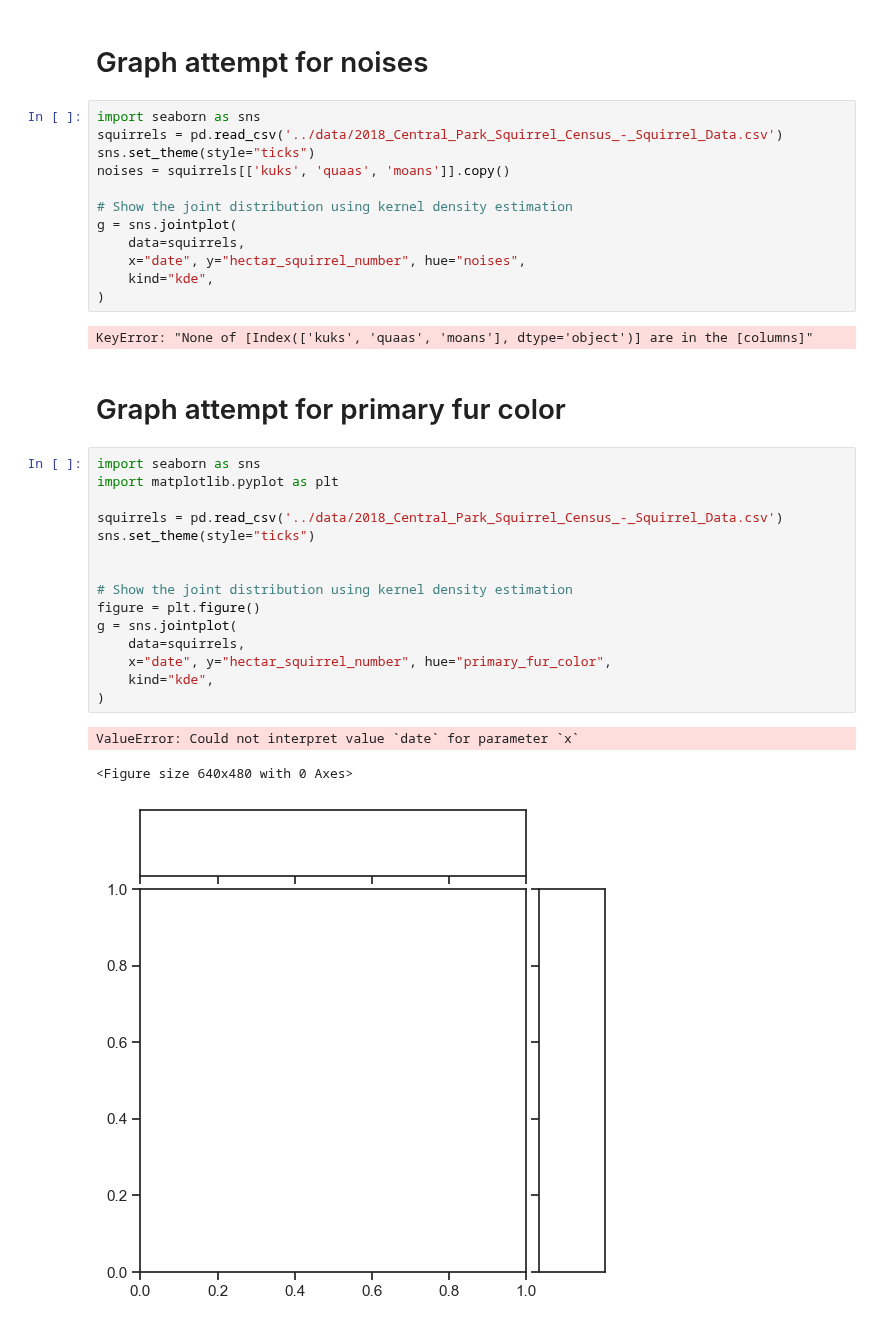
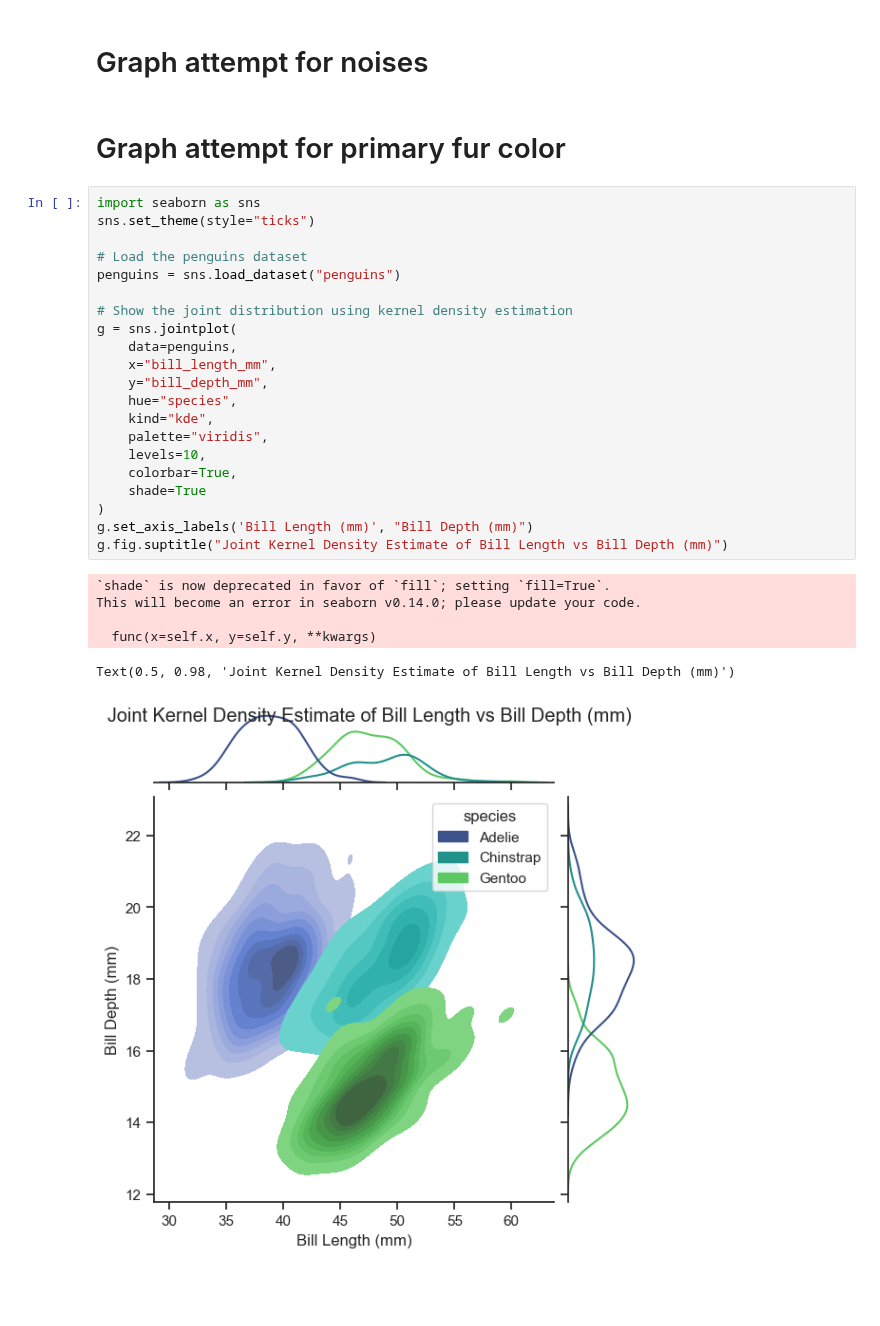
Before and after one commit to saingersoll/squirrel-gurlz, a Jupyter notebook: nbs/soapy.ipynb, the cells around one changed output. Cells and saved outputs as stored; diff of their text form; blank space fills up the shorter version.

Commit message:
soap's first diagram - rough draft

```diff
--- a/nbs/soapy.ipynb
+++ b/nbs/soapy.ipynb
@@ -64,37 +22,32 @@ AttributeError: 'Series' object has no attribute 'type'
 # %% [markdown]
 # Graph attempt for noises
-# %%
-import seaborn as sns
-squirrels = pd.read_csv('../data/2018_Central_Park_Squirrel_Census_-_Squirrel_Data.csv')
-sns.set_theme(style="ticks")
-noises = squirrels[['kuks', 'quaas', 'moans']].copy()
-
-# Show the joint distribution using kernel density estimation
-g = sns.jointplot(
-    data=squirrels,
-    x="date", y="hectar_squirrel_number", hue="noises",
-    kind="kde",
-)
-# %% [output]
-KeyError: "None of [Index(['kuks', 'quaas', 'moans'], dtype='object')] are in the [columns]"
 # %% [markdown]
 # Graph attempt for primary fur color
 # %%
 import seaborn as sns
-import matplotlib.pyplot as plt
-
-squirrels = pd.read_csv('../data/2018_Central_Park_Squirrel_Census_-_Squirrel_Data.csv')
 sns.set_theme(style="ticks")
 
+# Load the penguins dataset
+penguins = sns.load_dataset("penguins")
 
 # Show the joint distribution using kernel density estimation
-figure = plt.figure()
 g = sns.jointplot(
-    data=squirrels,
-    x="date", y="hectar_squirrel_number", hue="primary_fur_color",
+    data=penguins,
+    x="bill_length_mm",
+    y="bill_depth_mm",
+    hue="species",
     kind="kde",
+    palette="viridis",
+    levels=10,
+    colorbar=True,
+    shade=True
 )
+g.set_axis_labels('Bill Length (mm)', "Bill Depth (mm)")
+g.fig.suptitle("Joint Kernel Density Estimate of Bill Length vs Bill Depth (mm)")
 # %% [output]
-ValueError: Could not interpret value `date` for parameter `x`
+`shade` is now deprecated in favor of `fill`; setting `fill=True`.
+This will become an error in seaborn v0.14.0; please update your code.
+
+  func(x=self.x, y=self.y, **kwargs)
-<Figure size 640x480 with 0 Axes>
+Text(0.5, 0.98, 'Joint Kernel Density Estimate of Bill Length vs Bill Depth (mm)')
-[figure, old version]
+[figure, new version]
```
Also changed, not shown: parts of 5 cells of this notebook.
